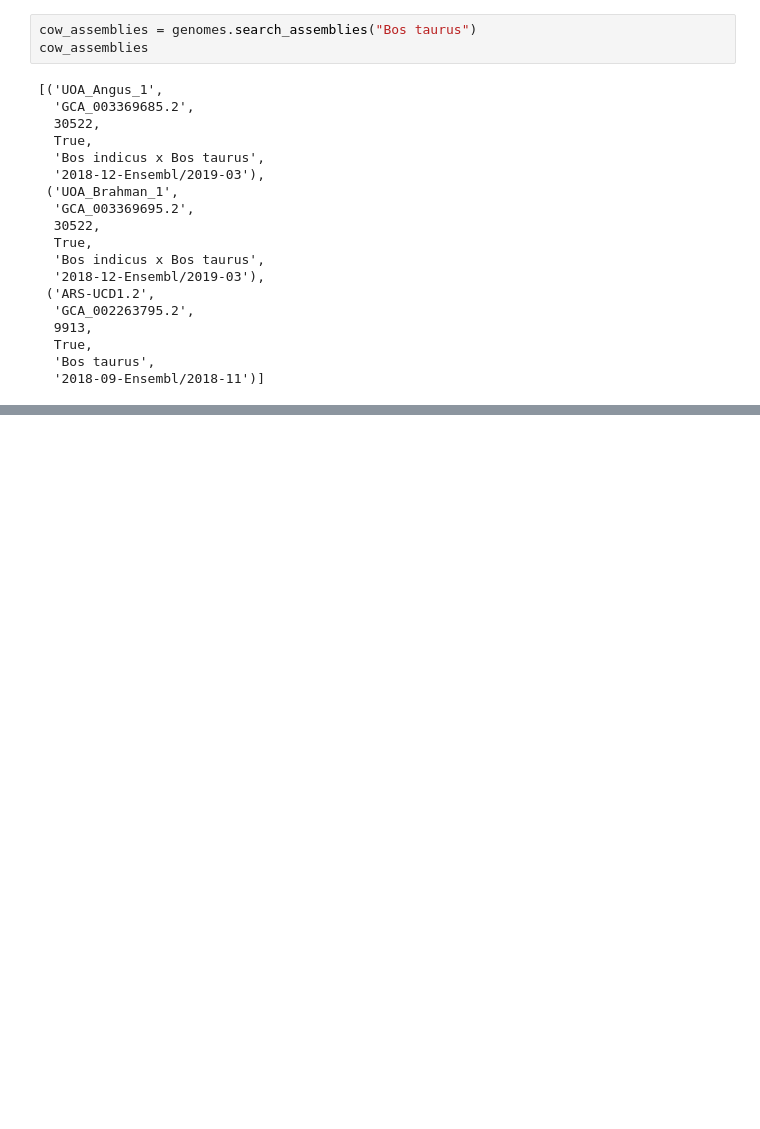
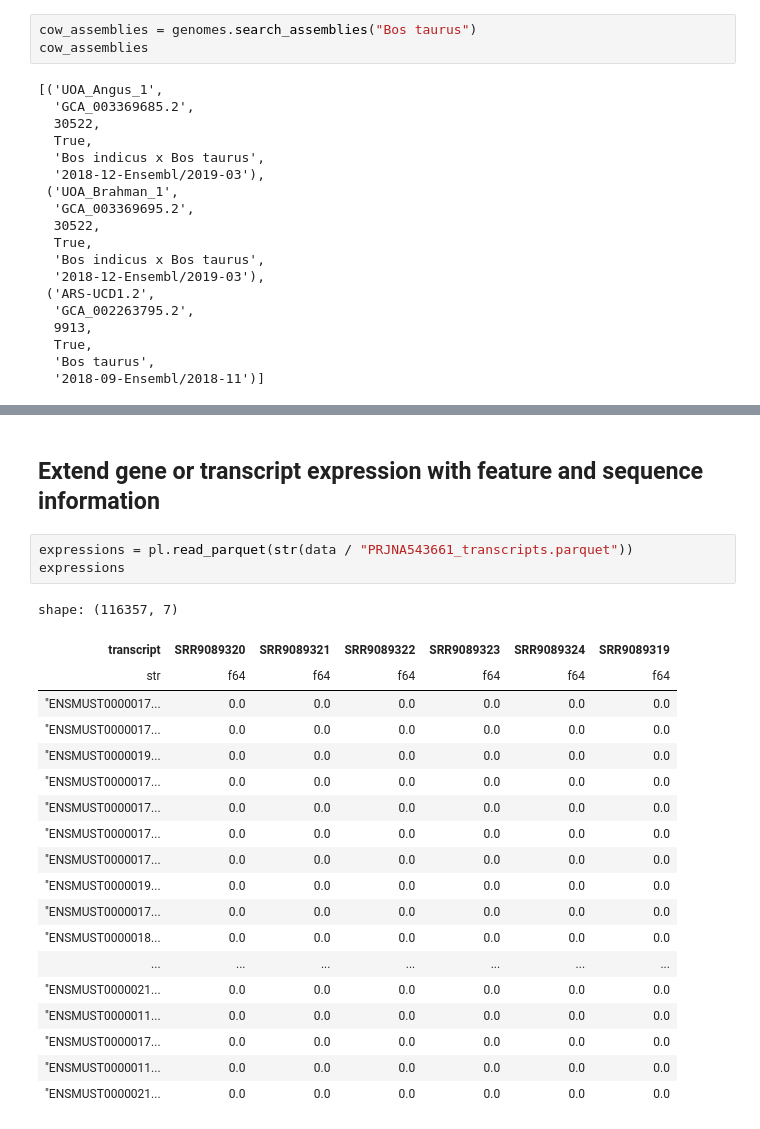
Before and after one commit to antonkulaga/genotations, a Jupyter notebook: examples/explore_mouse.ipynb, the cells around one changed output, grey strips where cells are left out. Drawn from its saved outputs; the diff is of its cells as text; blank space fills up the shorter version.

```diff
--- a/examples/explore_mouse.ipynb
+++ b/examples/explore_mouse.ipynb
@@ -239,0 +256,25 @@ cow1.annotations.with_gene_name_contains("FOXO1").genes_visual(cow1.genome)[0].p
+# %% [markdown]
+## Extend gene or transcript expression with feature and sequence information
+# %%
+expressions = pl.read_parquet(str(data / "PRJNA543661_transcripts.parquet"))
+expressions
+# %% [output]
+shape: (116357, 7)
+| transcript | SRR9089320 | SRR9089321 | SRR9089322 | SRR9089323 | SRR9089324 | SRR9089319 |
+| str | f64 | f64 | f64 | f64 | f64 | f64 |
+| "ENSMUST0000017... | 0.0 | 0.0 | 0.0 | 0.0 | 0.0 | 0.0 |
+| "ENSMUST0000017... | 0.0 | 0.0 | 0.0 | 0.0 | 0.0 | 0.0 |
+| "ENSMUST0000019... | 0.0 | 0.0 | 0.0 | 0.0 | 0.0 | 0.0 |
+| "ENSMUST0000017... | 0.0 | 0.0 | 0.0 | 0.0 | 0.0 | 0.0 |
+| "ENSMUST0000017... | 0.0 | 0.0 | 0.0 | 0.0 | 0.0 | 0.0 |
+| "ENSMUST0000017... | 0.0 | 0.0 | 0.0 | 0.0 | 0.0 | 0.0 |
+| "ENSMUST0000017... | 0.0 | 0.0 | 0.0 | 0.0 | 0.0 | 0.0 |
+| "ENSMUST0000019... | 0.0 | 0.0 | 0.0 | 0.0 | 0.0 | 0.0 |
+| "ENSMUST0000017... | 0.0 | 0.0 | 0.0 | 0.0 | 0.0 | 0.0 |
+| "ENSMUST0000018... | 0.0 | 0.0 | 0.0 | 0.0 | 0.0 | 0.0 |
+| ... | ... | ... | ... | ... | ... | ... |
+| "ENSMUST0000021... | 0.0 | 0.0 | 0.0 | 0.0 | 0.0 | 0.0 |
+| "ENSMUST0000011... | 0.0 | 0.0 | 0.0 | 0.0 | 0.0 | 0.0 |
+| "ENSMUST0000017... | 0.0 | 0.0 | 0.0 | 0.0 | 0.0 | 0.0 |
+| "ENSMUST0000011... | 0.0 | 0.0 | 0.0 | 0.0 | 0.0 | 0.0 |
+| "ENSMUST0000021... | 0.0 | 0.0 | 0.0 | 0.0 | 0.0 | 0.0 |
```
Also changed, not shown: parts of 12 cells of this notebook, 3 other files.
